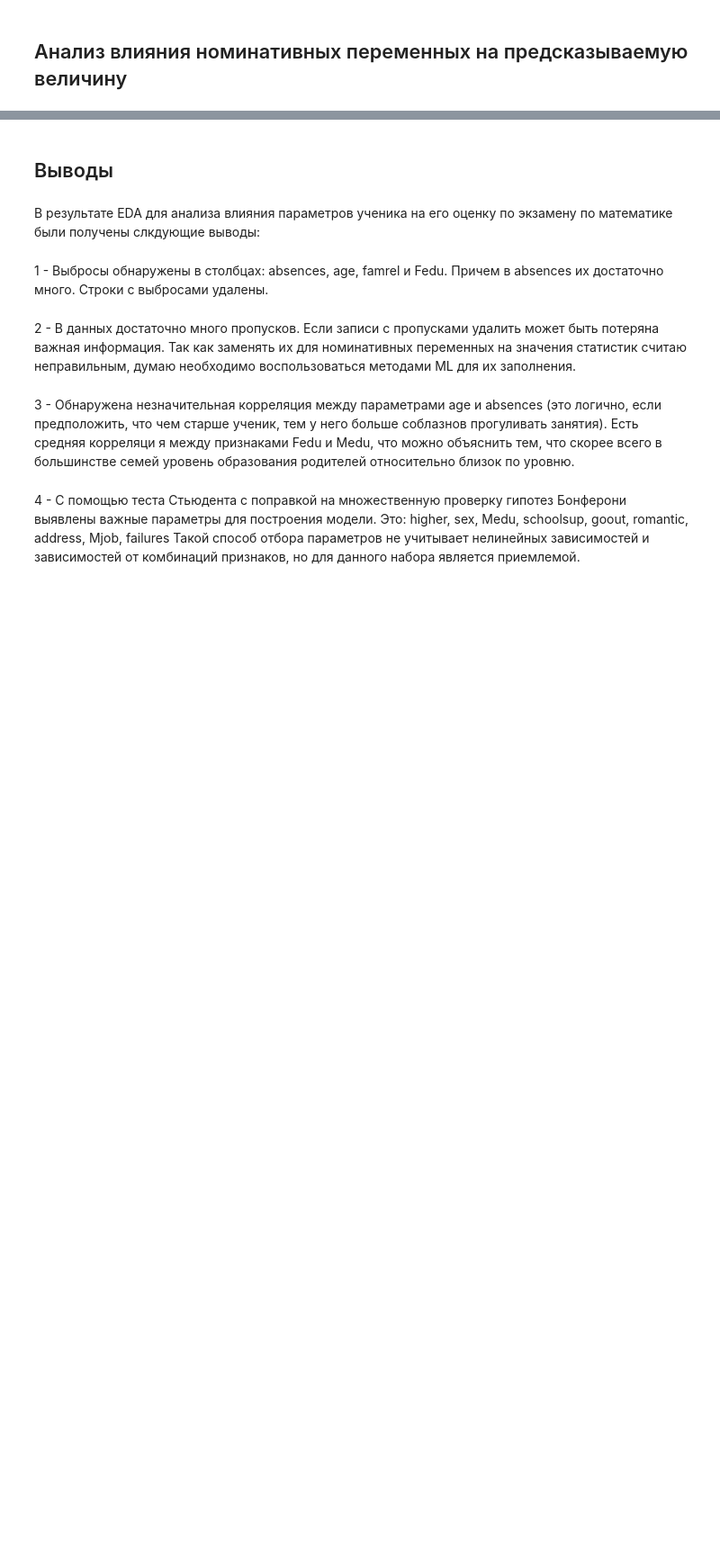
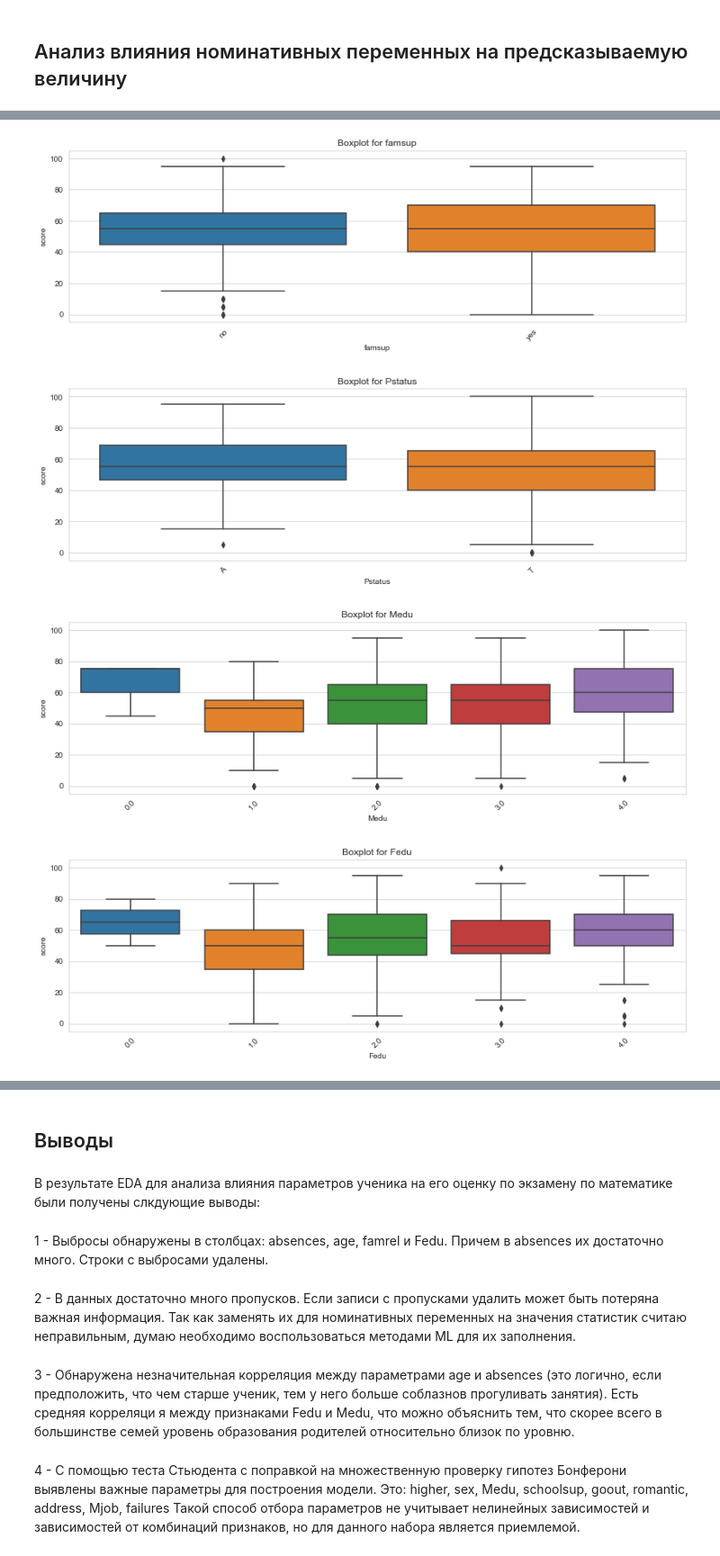
Before and after one commit to sand74/skillfactory, a Jupyter notebook: module_2/eda_solve.ipynb, the cells around one changed output, grey strips where cells are left out. Shown at 90% size. Saved outputs shown, nothing was run; the diff lists cells and outputs as text; code cells hidden in the pictures; blank space fills up the shorter version.

```diff
--- a/module_2/eda_solve.ipynb
+++ b/module_2/eda_solve.ipynb
@@ -697,0 +698,8 @@ def get_stat_dif(feature):
+# %%
+for col in nom_features[5:10]:
+    get_boxplot(col)
+# %% [output]
+[figure, added]
+[figure, added]
+[figure, added]
+[figure, added]
```
Also changed, not shown: parts of 32 cells of this notebook.
